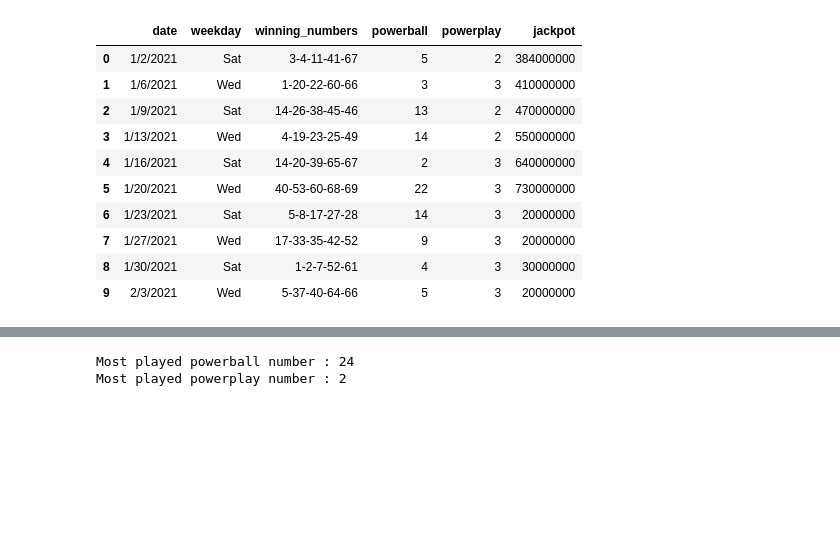
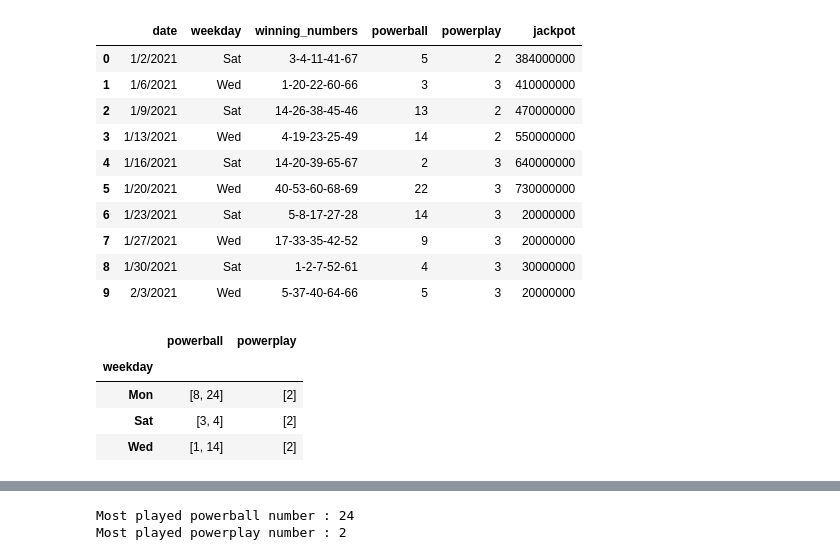
Before and after one commit to JLaydeJ/Project_1, a Jupyter notebook: Project_1_2021.ipynb, the cells around one changed output, grey strips where cells are left out. Saved outputs shown, nothing was run; the diff lists cells and outputs as text; code cells hidden in the pictures; blank space fills up the shorter version.

```diff
--- a/Project_1_2021.ipynb
+++ b/Project_1_2021.ipynb
@@ -31,13 +30,16 @@ wa_lottery_df.head(10)
 # %%
 # Create bar plot showing the most played powerball/powerplay number for each weekday using Pandas.
 # Need to use .groupby plus .value_counts to get the number of powerball/powerplay plays for each weekday
-weekday_powerball_total = wa_lottery_df.groupby(["weekday"])["powerball"].apply(lambda x: x.mode())
-weekday_powerplay_total = wa_lottery_df.groupby(["weekday"])["powerplay"].apply(lambda x: x.mode())
+weekday_powerball_total = wa_lottery_df.groupby(["weekday"])["powerball"].apply(lambda x: x.mode().to_list())
+weekday_powerplay_total = wa_lottery_df.groupby(["weekday"])["powerplay"].apply(lambda x: x.mode().to_list())
 
 # Display the data table for preview
 combined_df = pd.concat([weekday_powerball_total, weekday_powerplay_total], axis=1)
 
-# Convert Powerball Most Played Number and 	Powerpplay Most Played Number to int for ploting
-combined_df["powerplay"] = combined_df["powerplay"].astype(int)
-
-combined_df.head()
+combined_df
+# %% [output]
+|  | powerball | powerplay |
+| weekday |  |  |
+| Mon | [8, 24] | [2] |
+| Sat | [3, 4] | [2] |
+| Wed | [1, 14] | [2] |
```
Also changed, not shown: parts of 3 cells of this notebook.
